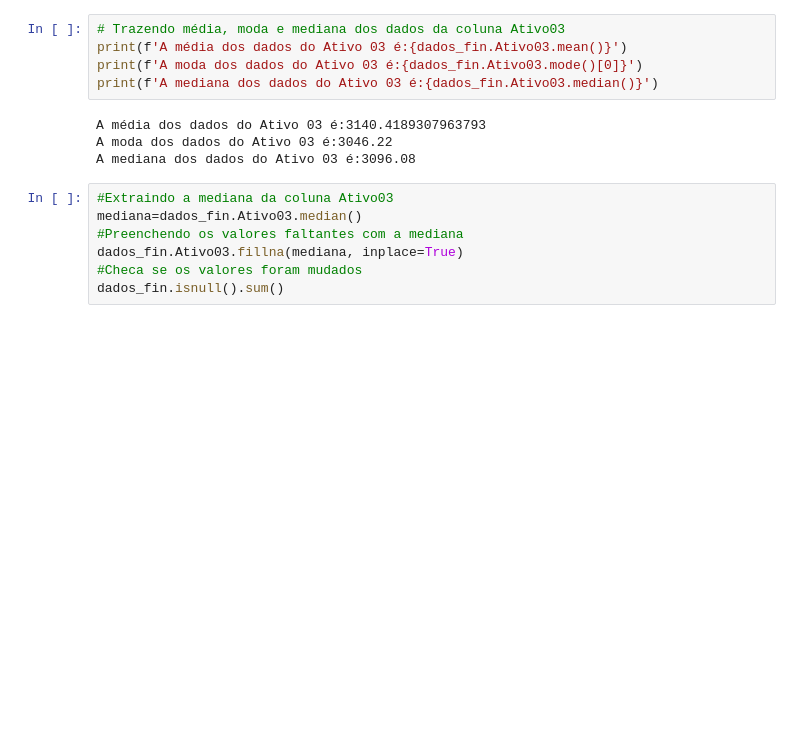
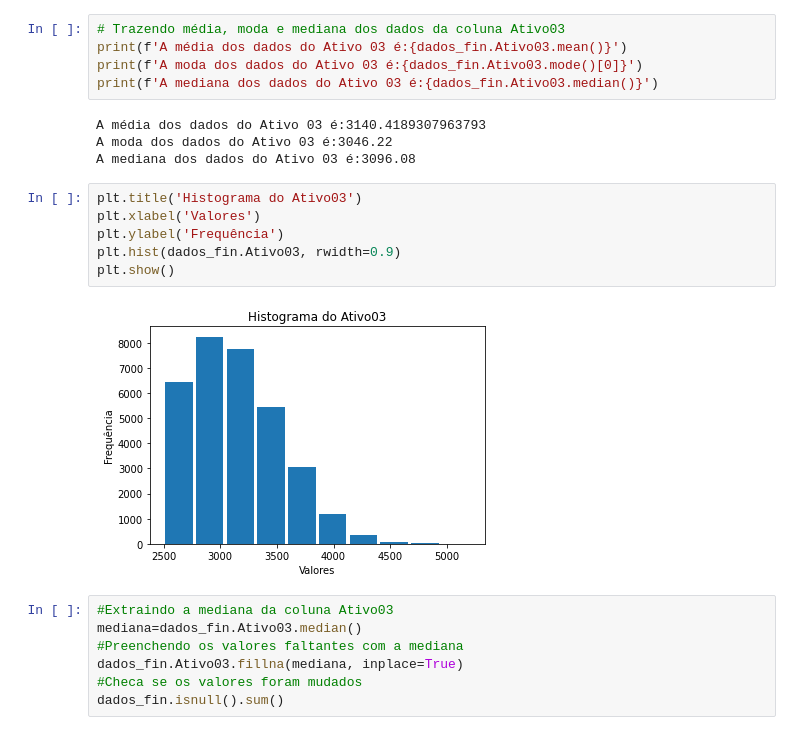
Before and after one commit to Liz03Oliver/analise_exploratoria_dados_financeiros, a Jupyter notebook: analise.ipynb, the cells around one changed output. Cells and saved outputs as stored; diff of their text form; blank space fills up the shorter version.

```diff
--- a/analise.ipynb
+++ b/analise.ipynb
@@ -497,6 +522,14 @@ print(f'A mediana dos dados do Ativo 03 é:{dados_fin.Ativo03.median()}')
 A média dos dados do Ativo 03 é:3140.4189307963793
 A moda dos dados do Ativo 03 é:3046.22
 A mediana dos dados do Ativo 03 é:3096.08
+# %%
+plt.title('Histograma do Ativo03')
+plt.xlabel('Valores')
+plt.ylabel('Frequência')
+plt.hist(dados_fin.Ativo03, rwidth=0.9)
+plt.show()
+# %% [output]
+[figure, added]
 # %%
 #Extraindo a mediana da coluna Ativo03
 mediana=dados_fin.Ativo03.median()
```
Also changed, not shown: parts of 12 cells of this notebook.
